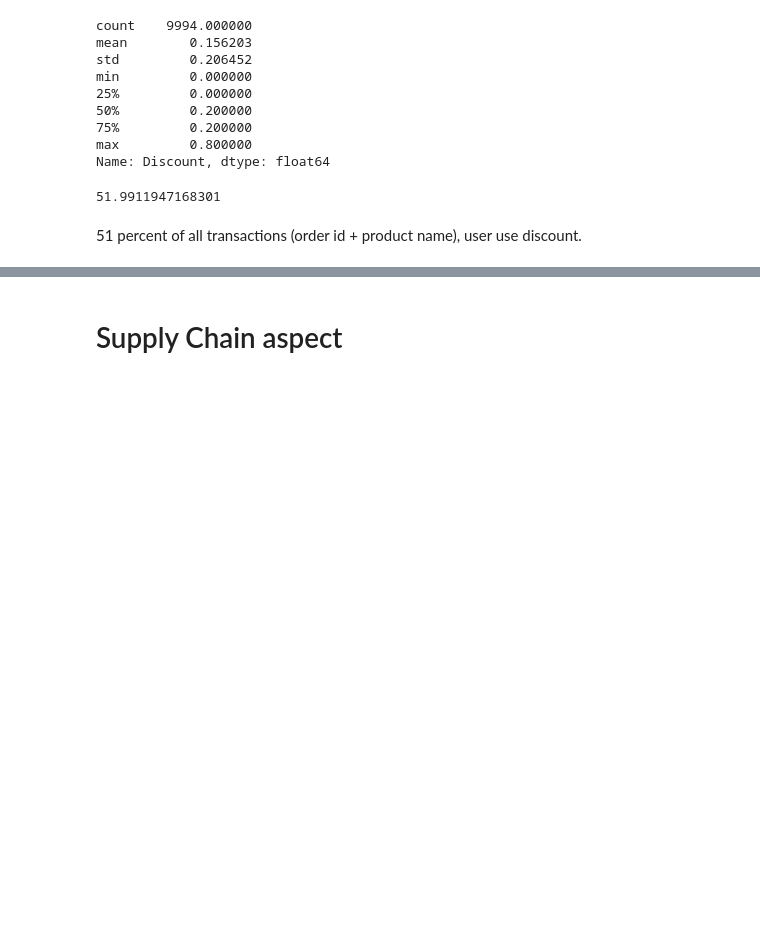
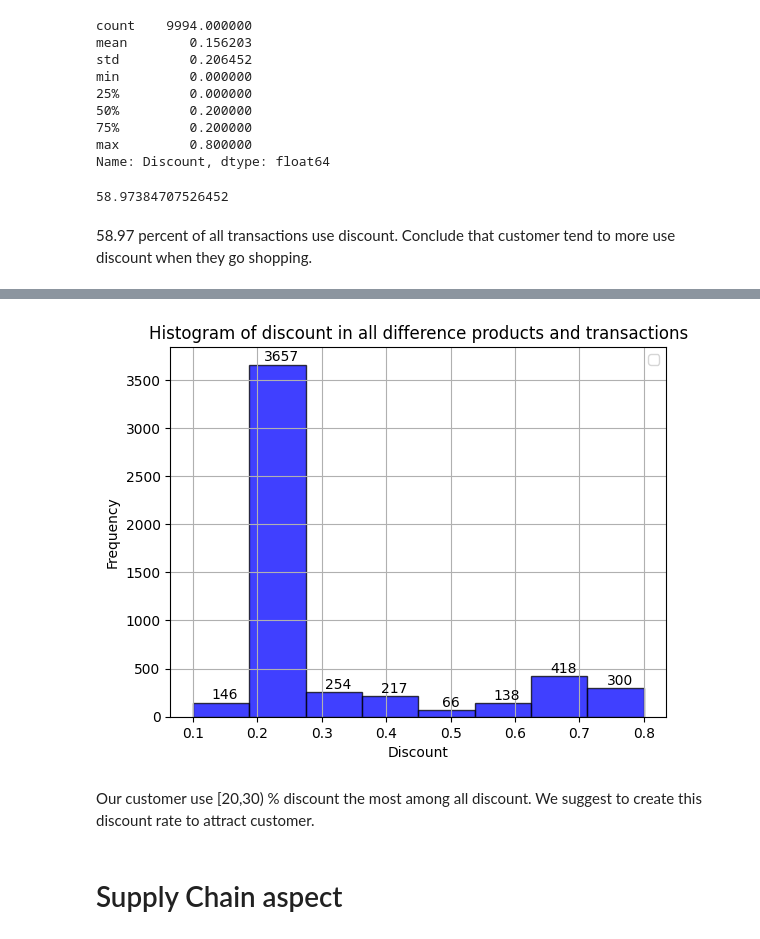
Before and after one commit to Krittapad12348/Superstore_Analysis, a Jupyter notebook: superstore_python.ipynb, the cells around one changed output, grey strips where cells are left out. Drawn from its saved outputs; the diff is of its cells as text; code cells hidden in the pictures; blank space fills up the shorter version.

```diff
--- a/superstore_python.ipynb
+++ b/superstore_python.ipynb
@@ -301,10 +299,25 @@ min         0.000000
 75%         0.200000
 max         0.800000
 Name: Discount, dtype: float64
-# %%
-crr = (ss['Discount'] > 0).sum()/ss.shape[0]*100
-crr
-# %% [output]
-51.9911947168301
-# %% [markdown]
-51 percent of all transactions (order id + product name), user use discount.
+# %%
+id_dis_sum = ss.groupby(['Order ID'])['Discount'].sum()
+(id_dis_sum != 0).sum()*100/id_dis_sum.count()
+# %% [output]
+58.97384707526452
+# %% [markdown]
+58.97 percent of all transactions use discount. Conclude that customer tend to more use discount when they go shopping.
+# %%
+hist_values, bin_edges, _ = plt.hist(ss[ss['Discount'] > 0]['Discount'],bins=8, alpha=0.75, color='blue', edgecolor='black')
+
+# Print the bin edges on the histogram
+for value, frequency, bin_edge in zip(hist_values, bin_edges[1:], bin_edges[:-1]):
+    plt.text(bin_edge +0.05 , value + 5, str(int(value)), ha='center', va='bottom')
+
+# Display the histogram
+plt.xlabel("Discount")
+plt.ylabel("Frequency")
+plt.title("Histogram of discount in all difference products and transactions")
+plt.legend()
+plt.grid(True)
+plt.show()
+# %% [output]
@@ -311,3 +325,6 @@ crr
+[figure, added]
+# %% [markdown]
+Our customer use [20,30) % discount the most among all discount. We suggest to create this discount rate to attract customer.
 # %% [markdown]
 # Supply Chain aspect
 # %% [markdown]
```
Also changed, not shown: parts of 10 cells of this notebook.
